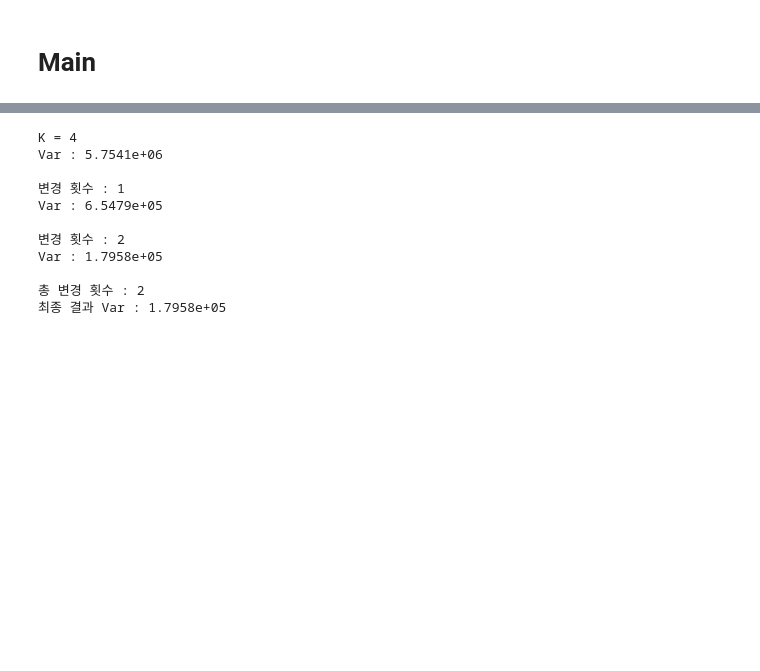
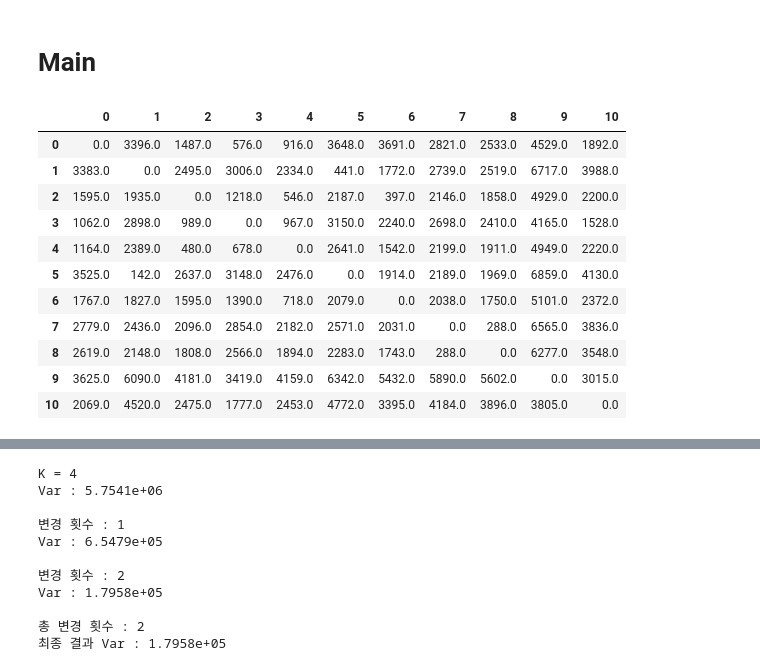
Before and after one commit to Park-taenam/Map_Clustering, a Jupyter notebook: clustering/driving_distance.ipynb, the cells around one changed output, grey strips where cells are left out. Drawn from its saved outputs; the diff is of its cells as text; code cells hidden in the pictures; blank space fills up the shorter version.

```diff
--- a/clustering/driving_distance.ipynb
+++ b/clustering/driving_distance.ipynb
@@ -304,3 +304,18 @@ dist_list_start, time_list_start = dist_time_start(start, geo_list)
 
 # 각 점 서로 거리 & 시간
 dist_mat, time_mat = dist_time_mat(geo_df, geo_list)
+# %%
+pd.DataFrame(dist_mat)
+# %% [output]
+|  | 0 | 1 | 2 | 3 | 4 | 5 | 6 | 7 | 8 | 9 | 10 |
+| 0 | 0.0 | 3396.0 | 1487.0 | 576.0 | 916.0 | 3648.0 | 3691.0 | 2821.0 | 2533.0 | 4529.0 | 1892.0 |
+| 1 | 3383.0 | 0.0 | 2495.0 | 3006.0 | 2334.0 | 441.0 | 1772.0 | 2739.0 | 2519.0 | 6717.0 | 3988.0 |
+| 2 | 1595.0 | 1935.0 | 0.0 | 1218.0 | 546.0 | 2187.0 | 397.0 | 2146.0 | 1858.0 | 4929.0 | 2200.0 |
+| 3 | 1062.0 | 2898.0 | 989.0 | 0.0 | 967.0 | 3150.0 | 2240.0 | 2698.0 | 2410.0 | 4165.0 | 1528.0 |
+| 4 | 1164.0 | 2389.0 | 480.0 | 678.0 | 0.0 | 2641.0 | 1542.0 | 2199.0 | 1911.0 | 4949.0 | 2220.0 |
+| 5 | 3525.0 | 142.0 | 2637.0 | 3148.0 | 2476.0 | 0.0 | 1914.0 | 2189.0 | 1969.0 | 6859.0 | 4130.0 |
+| 6 | 1767.0 | 1827.0 | 1595.0 | 1390.0 | 718.0 | 2079.0 | 0.0 | 2038.0 | 1750.0 | 5101.0 | 2372.0 |
+| 7 | 2779.0 | 2436.0 | 2096.0 | 2854.0 | 2182.0 | 2571.0 | 2031.0 | 0.0 | 288.0 | 6565.0 | 3836.0 |
+| 8 | 2619.0 | 2148.0 | 1808.0 | 2566.0 | 1894.0 | 2283.0 | 1743.0 | 288.0 | 0.0 | 6277.0 | 3548.0 |
+| 9 | 3625.0 | 6090.0 | 4181.0 | 3419.0 | 4159.0 | 6342.0 | 5432.0 | 5890.0 | 5602.0 | 0.0 | 3015.0 |
+| 10 | 2069.0 | 4520.0 | 2475.0 | 1777.0 | 2453.0 | 4772.0 | 3395.0 | 4184.0 | 3896.0 | 3805.0 | 0.0 |
```
Also changed, not shown: parts of 13 cells of this notebook, 1 other file.
